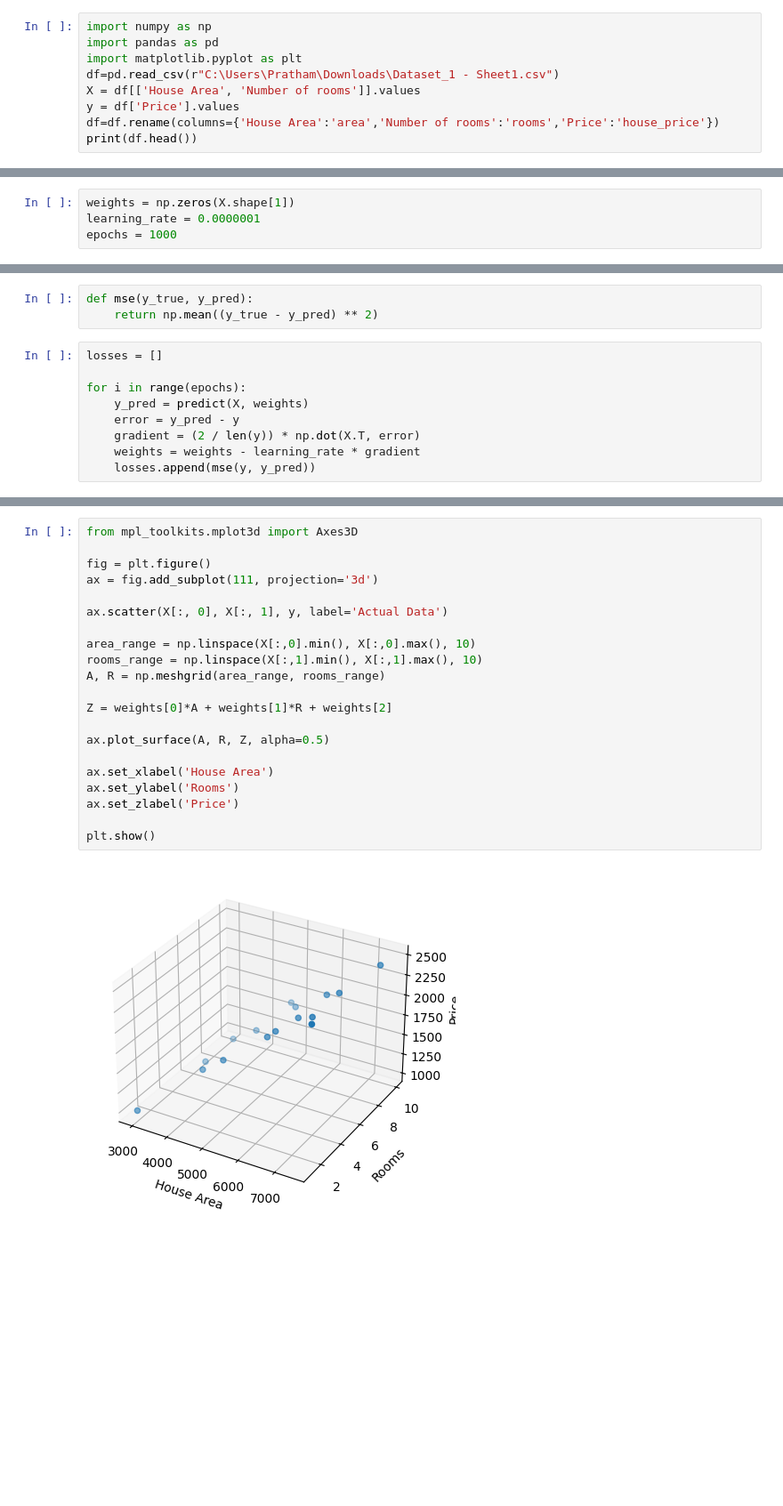
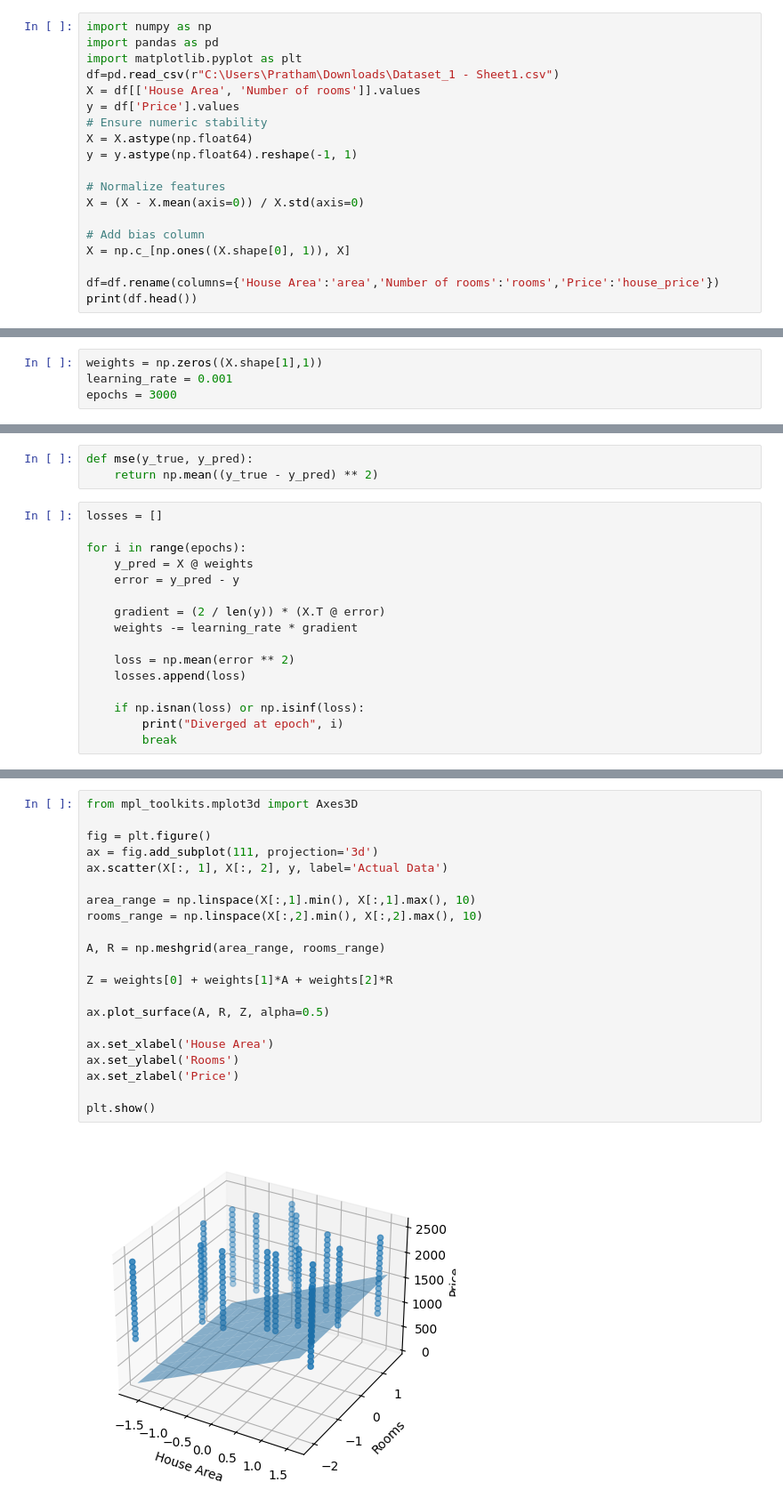
Before and after one commit to PRATHAM-PRATAP909/BCS_PROJECTS, a Jupyter notebook: mypy/linear_reg.ipynb, the cells around one changed output, grey strips where cells are left out. Shown at 89% size. Saved outputs shown, nothing was run; the diff lists cells and outputs as text; blank space fills up the shorter version.

```diff
--- a/mypy/linear_reg.ipynb
+++ b/mypy/linear_reg.ipynb
@@ -5,6 +5,16 @@ import matplotlib.pyplot as plt
 df=pd.read_csv(r"C:\Users\Pratham\Downloads\Dataset_1 - Sheet1.csv")
 X = df[['House Area', 'Number of rooms']].values
 y = df['Price'].values
+# Ensure numeric stability
+X = X.astype(np.float64)
+y = y.astype(np.float64).reshape(-1, 1)
+
+# Normalize features
+X = (X - X.mean(axis=0)) / X.std(axis=0)
+
+# Add bias column
+X = np.c_[np.ones((X.shape[0], 1)), X]
+
 df=df.rename(columns={'House Area':'area','Number of rooms':'rooms','Price':'house_price'})
 print(df.head())
 # %% [output]
@@ -38,7 +48,7 @@ print(X)
 # %%
-weights = np.zeros(X.shape[1])
-learning_rate = 0.0000001
-epochs = 1000
+weights = np.zeros((X.shape[1],1))
+learning_rate = 0.001
+epochs = 3000
 # %%
 def predict(X, weights):
 
@@ -50,10 +60,17 @@ def mse(y_true, y_pred):
 losses = []
 
 for i in range(epochs):
-    y_pred = predict(X, weights)
+    y_pred = X @ weights
     error = y_pred - y
-    gradient = (2 / len(y)) * np.dot(X.T, error)
-    weights = weights - learning_rate * gradient
-    losses.append(mse(y, y_pred))
+
+    gradient = (2 / len(y)) * (X.T @ error)
+    weights -= learning_rate * gradient
+
+    loss = np.mean(error ** 2)
+    losses.append(loss)
+
+    if np.isnan(loss) or np.isinf(loss):
+        print("Diverged at epoch", i)
+        break
 # %%
 print("Weights:", weights)
@@ -72,23 +92,23 @@ plt.show()
 # %%
 from mpl_toolkits.mplot3d import Axes3D
 
 fig = plt.figure()
 ax = fig.add_subplot(111, projection='3d')
+ax.scatter(X[:, 1], X[:, 2], y, label='Actual Data')
 
-ax.scatter(X[:, 0], X[:, 1], y, label='Actual Data')
+area_range = np.linspace(X[:,1].min(), X[:,1].max(), 10)
+rooms_range = np.linspace(X[:,2].min(), X[:,2].max(), 10)
 
-area_range = np.linspace(X[:,0].min(), X[:,0].max(), 10)
-rooms_range = np.linspace(X[:,1].min(), X[:,1].max(), 10)
 A, R = np.meshgrid(area_range, rooms_range)
 
-Z = weights[0]*A + weights[1]*R + weights[2]
+Z = weights[0] + weights[1]*A + weights[2]*R
 
 ax.plot_surface(A, R, Z, alpha=0.5)
 
 ax.set_xlabel('House Area')
 ax.set_ylabel('Rooms')
 ax.set_zlabel('Price')
 
 plt.show()
 # %% [output]
-[figure, old version]
+[figure, new version]
```
Also changed, not shown: parts of 4 cells of this notebook.
